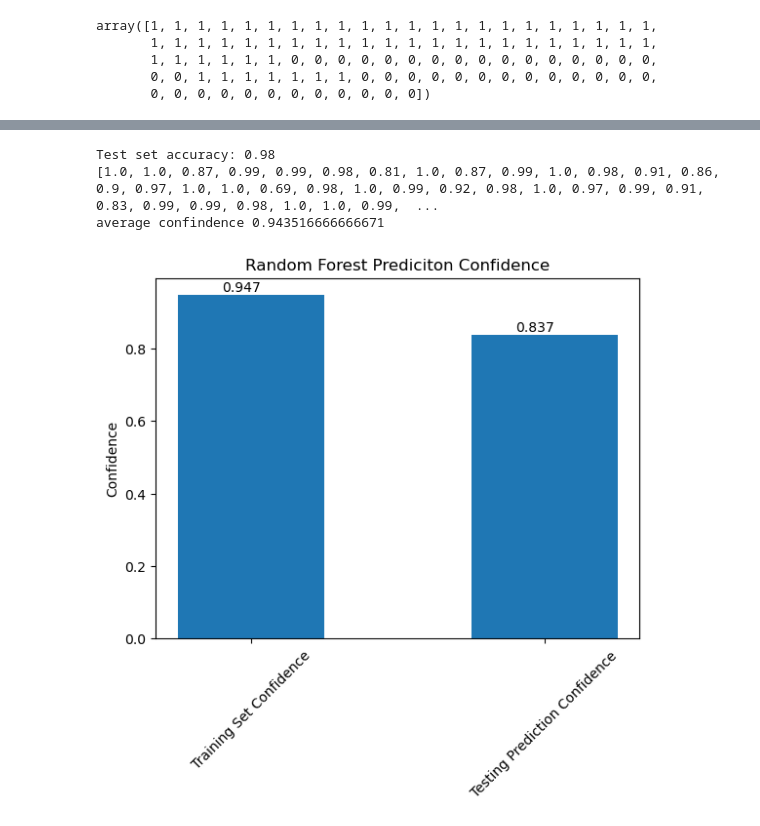
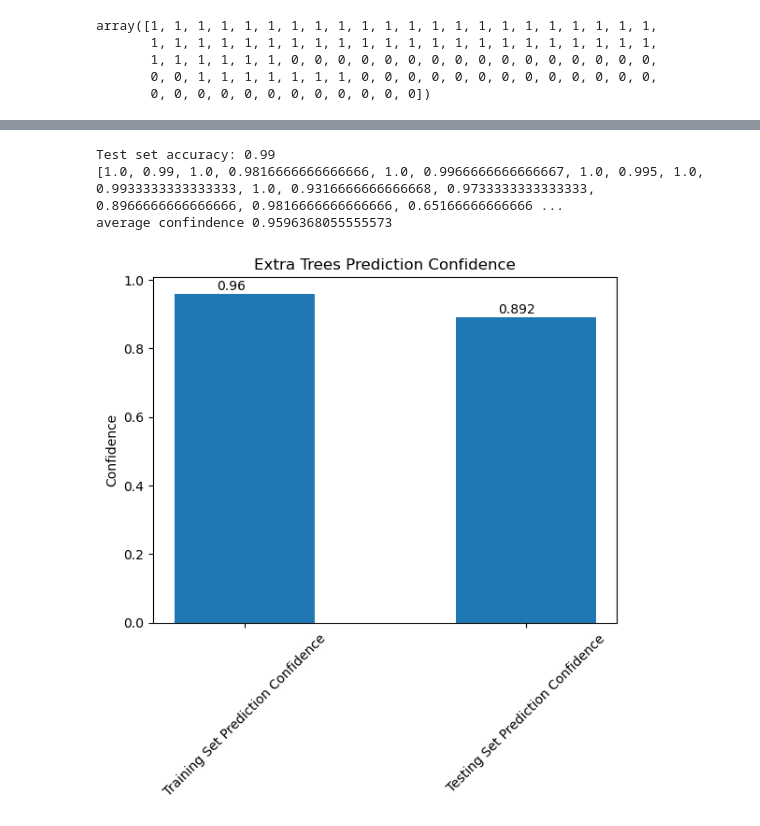
Before and after one commit to Bnejamo/COMP3217, a Jupyter notebook: Binary Data.ipynb, the cells around one changed output, grey strips where cells are left out. Saved outputs shown, nothing was run; the diff lists cells and outputs as text; code cells hidden in the pictures.

Commit message:
Extra Trees And Tidying Up

```diff
--- a/Binary Data.ipynb
+++ b/Binary Data.ipynb
@@ -102,3 +108,7 @@ SGD_accuracy = pipe.score(X_test, y_test)
 print("Test set accuracy: {:.2f}".format(SGD_accuracy))
 # %% [output]
 Test set accuracy: 0.86
+# %%
+pipe = ExtraTreesClassifier(min_samples_leaf = 2, criterion= 'entropy'  ,max_features= None)
+pipe.fit(X_train, y_train)
+pipe.score(X_test,y_test)
@@ -471,10 +546,10 @@ average confindence 0.846
 # %%
 X_train, X_test, y_train, y_test = train_test_split(df_train.iloc[:,:-1],df_train.iloc[:,-1], test_size=0.2, random_state=None)
-pipe = make_pipeline(StandardScaler(),RandomForestClassifier())
+pipe = make_pipeline(StandardScaler(),ETC)
 pipe.fit(X_train, y_train)
 
 
-# Finally, we can evaluate the model's performance on the test set
+
 DT_accuracy = pipe.score(X_test, y_test)
 print("Test set accuracy: {:.2f}".format(DT_accuracy))
 pps =pipe.predict_proba(X_test)
@@ -490,20 +565,20 @@ avgCon = sum(con) / len(con)
 print(con,sep=' ')
 print("average confindence",avgCon)
 # %% [output]
-Test set accuracy: 0.98
-[1.0, 1.0, 0.87, 0.99, 0.99, 0.98, 0.81, 1.0, 0.87, 0.99, 1.0, 0.98, 0.91, 0.86, 0.9, 0.97, 1.0, 1.0, 0.69, 0.98, 1.0, 0.99, 0.92, 0.98, 1.0, 0.97, 0.99, 0.91, 0.83, 0.99, 0.99, 0.98, 1.0, 1.0, 0.99,  ...
-average confindence 0.943516666666671
+Test set accuracy: 0.99
+[1.0, 0.99, 1.0, 0.9816666666666666, 1.0, 0.9966666666666667, 1.0, 0.995, 1.0, 0.9933333333333333, 1.0, 0.9316666666666668, 0.9733333333333333, 0.8966666666666666, 0.9816666666666666, 0.65166666666666 ...
+average confindence 0.9596368055555573
 # %%
-x_axis = ["Training Set Confidence", "Testing Prediction Confidence"]
-y_axis = [0.947,0.837]
+x_axis = ["Training Set Prediction Confidence", "Testing Set Prediction Confidence"]
+y_axis = [0.960,0.892]
 plt.bar(x_axis, y_axis, width = 0.5)
-plt.title('Random Forest Prediciton Confidence')
+plt.title('Extra Trees Prediction Confidence')
 plt.ylabel('Confidence')
 for i, v in enumerate(y_axis):
     plt.text(i-0.1, v+0.01, "{:.3}".format(v))
 plt.xticks(rotation=45)
 plt.show()
 # %% [output]
-[figure, old version]
+[figure, new version]
 # %%
 
```
Also changed, not shown: parts of 33 cells of this notebook, 6 other files.
